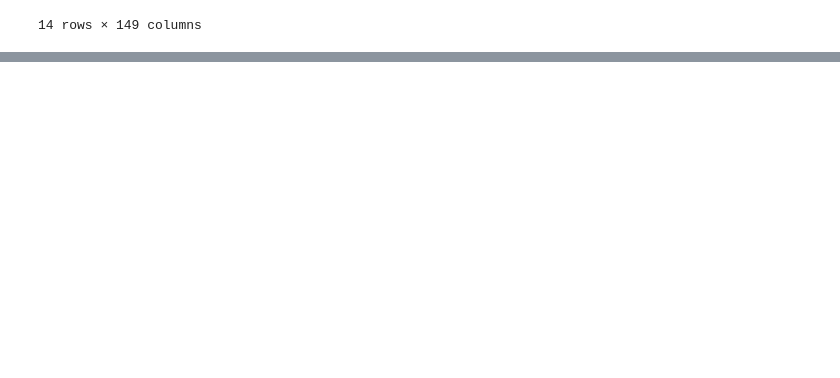
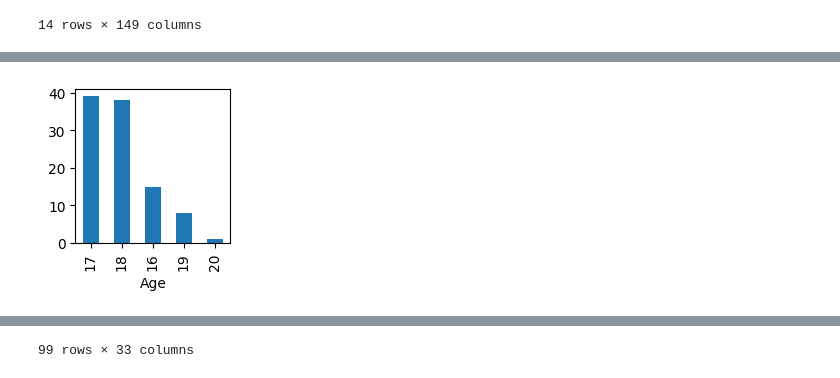
Before and after one commit to Alexander040105/self-learning-projects, a Jupyter notebook: csv_project/aral_pandas/trial.ipynb, the cells around one changed output, grey strips where cells are left out. Cells and saved outputs as stored; diff of their text form; code cells hidden in the pictures; blank space fills up the shorter version.

```diff
--- a/csv_project/aral_pandas/trial.ipynb
+++ b/csv_project/aral_pandas/trial.ipynb
@@ -348,0 +373,17 @@ csv_fileou.pivot(index='year', columns='country', values="gdppc")
+# %%
+import pandas as pd
+import matplotlib.pyplot as plt
+
+csv_file = pd.read_csv('python_csv\\tallying_research.csv')
+dataCleaned = csv_file['Age'].dropna().apply(lambda x: int(round(x)))
+counts = dataCleaned.value_counts()
+counts.plot(kind="bar", figsize=(2,2))
+
+pd.set_option('display.max_rows', 100)
+
+plt.show()
+csv_file.dropna(inplace=True)
+plt.show()
+csv_file
+# %% [output]
+[figure, added]
@@ -348,0 +407 @@ csv_fileou.pivot(index='year', columns='country', values="gdppc")
+99 rows × 33 columns
```
Also changed, not shown: parts of 3 cells of this notebook, 2 other files.
